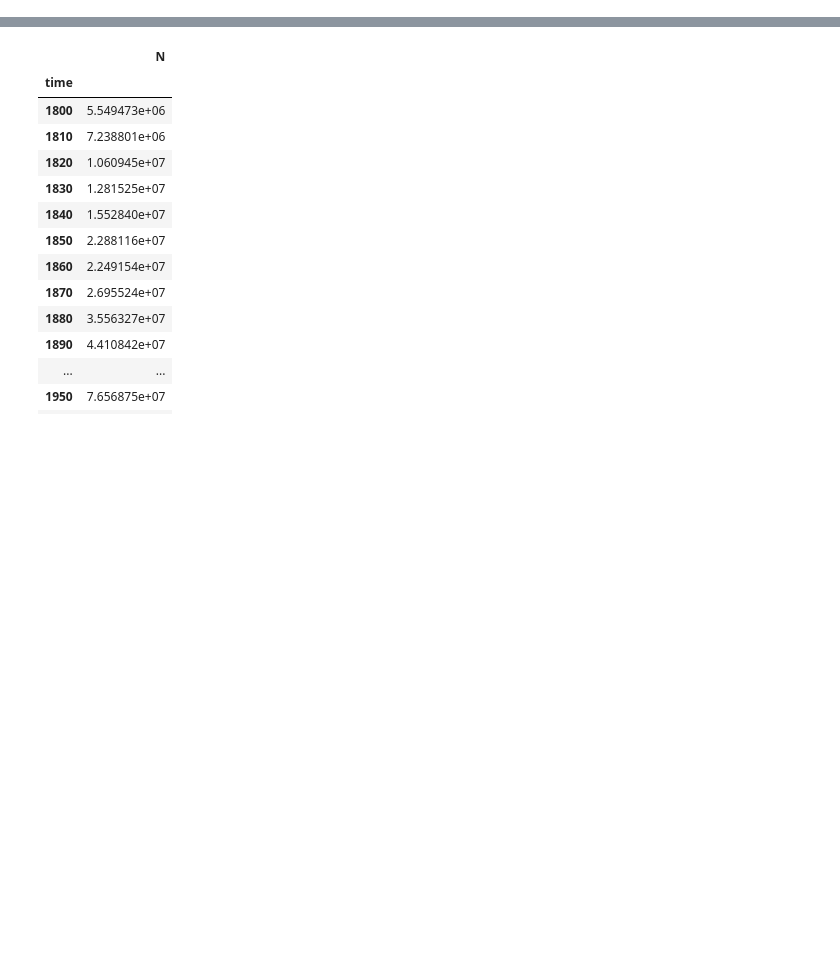
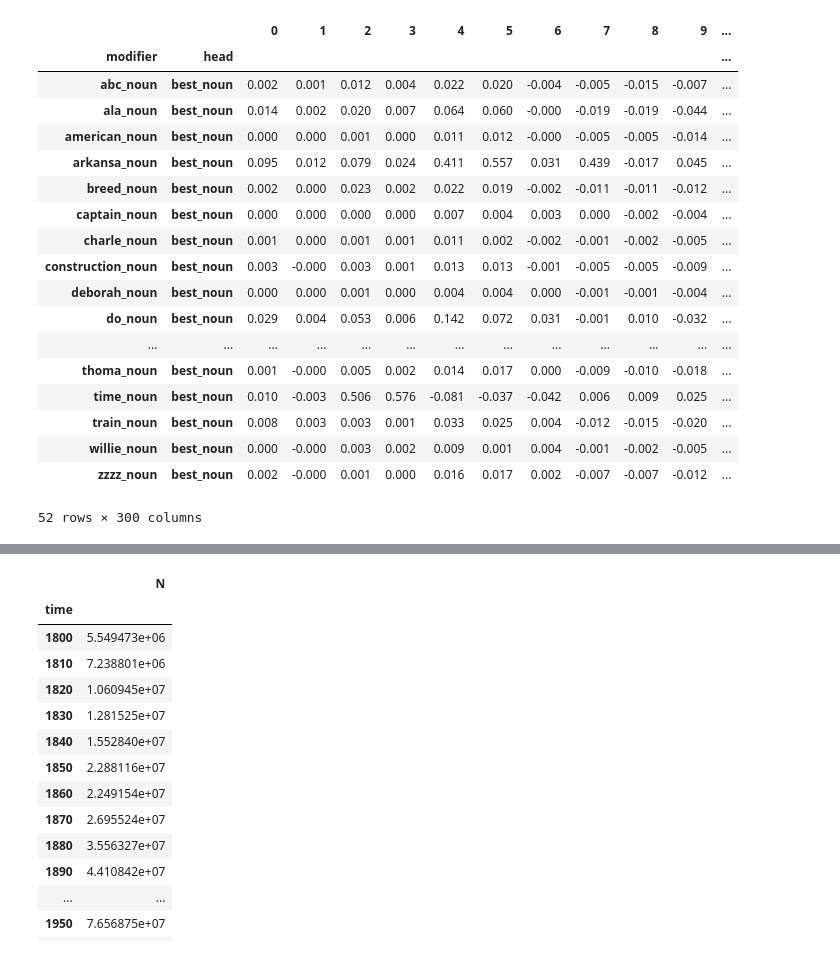
Before and after one commit to prajitdhar/Compounding, a Jupyter notebook: novel_compound_predictor/FeatureExtractor_Dense.ipynb, the cells around one changed output, grey strips where cells are left out. Cells and saved outputs as stored; diff of their text form; code cells hidden in the pictures; blank space fills up the shorter version.

```diff
--- a/novel_compound_predictor/FeatureExtractor_Dense.ipynb
+++ b/novel_compound_predictor/FeatureExtractor_Dense.ipynb
@@ -98 +98,23 @@ memory usage: 8.5+ GB
 5 rows × 300 columns
+# %%
+compounds.xs('best_noun', level=1, drop_level=False)
+# %% [output]
+|  |  | 0 | 1 | 2 | 3 | 4 | 5 | 6 | 7 | 8 | 9 | ... |
+| modifier | head |  |  |  |  |  |  |  |  |  |  | ... |
+| abc_noun | best_noun | 0.002 | 0.001 | 0.012 | 0.004 | 0.022 | 0.020 | -0.004 | -0.005 | -0.015 | -0.007 | ... |
+| ala_noun | best_noun | 0.014 | 0.002 | 0.020 | 0.007 | 0.064 | 0.060 | -0.000 | -0.019 | -0.019 | -0.044 | ... |
+| american_noun | best_noun | 0.000 | 0.000 | 0.001 | 0.000 | 0.011 | 0.012 | -0.000 | -0.005 | -0.005 | -0.014 | ... |
+| arkansa_noun | best_noun | 0.095 | 0.012 | 0.079 | 0.024 | 0.411 | 0.557 | 0.031 | 0.439 | -0.017 | 0.045 | ... |
+| breed_noun | best_noun | 0.002 | 0.000 | 0.023 | 0.002 | 0.022 | 0.019 | -0.002 | -0.011 | -0.011 | -0.012 | ... |
+| captain_noun | best_noun | 0.000 | 0.000 | 0.000 | 0.000 | 0.007 | 0.004 | 0.003 | 0.000 | -0.002 | -0.004 | ... |
+| charle_noun | best_noun | 0.001 | 0.000 | 0.001 | 0.001 | 0.011 | 0.002 | -0.002 | -0.001 | -0.002 | -0.005 | ... |
+| construction_noun | best_noun | 0.003 | -0.000 | 0.003 | 0.001 | 0.013 | 0.013 | -0.001 | -0.005 | -0.005 | -0.009 | ... |
+| deborah_noun | best_noun | 0.000 | 0.000 | 0.001 | 0.000 | 0.004 | 0.004 | 0.000 | -0.001 | -0.001 | -0.004 | ... |
+| do_noun | best_noun | 0.029 | 0.004 | 0.053 | 0.006 | 0.142 | 0.072 | 0.031 | -0.001 | 0.010 | -0.032 | ... |
+| ... | ... | ... | ... | ... | ... | ... | ... | ... | ... | ... | ... | ... |
+| thoma_noun | best_noun | 0.001 | -0.000 | 0.005 | 0.002 | 0.014 | 0.017 | 0.000 | -0.009 | -0.010 | -0.018 | ... |
+| time_noun | best_noun | 0.010 | -0.003 | 0.506 | 0.576 | -0.081 | -0.037 | -0.042 | 0.006 | 0.009 | 0.025 | ... |
+| train_noun | best_noun | 0.008 | 0.003 | 0.003 | 0.001 | 0.033 | 0.025 | 0.004 | -0.012 | -0.015 | -0.020 | ... |
+| willie_noun | best_noun | 0.000 | -0.000 | 0.003 | 0.002 | 0.009 | 0.001 | 0.004 | -0.001 | -0.002 | -0.005 | ... |
+| zzzz_noun | best_noun | 0.002 | -0.000 | 0.001 | 0.000 | 0.016 | 0.017 | 0.002 | -0.007 | -0.007 | -0.012 | ... |
+52 rows × 300 columns
```
Also changed, not shown: parts of 5 cells of this notebook, 11 other files.
